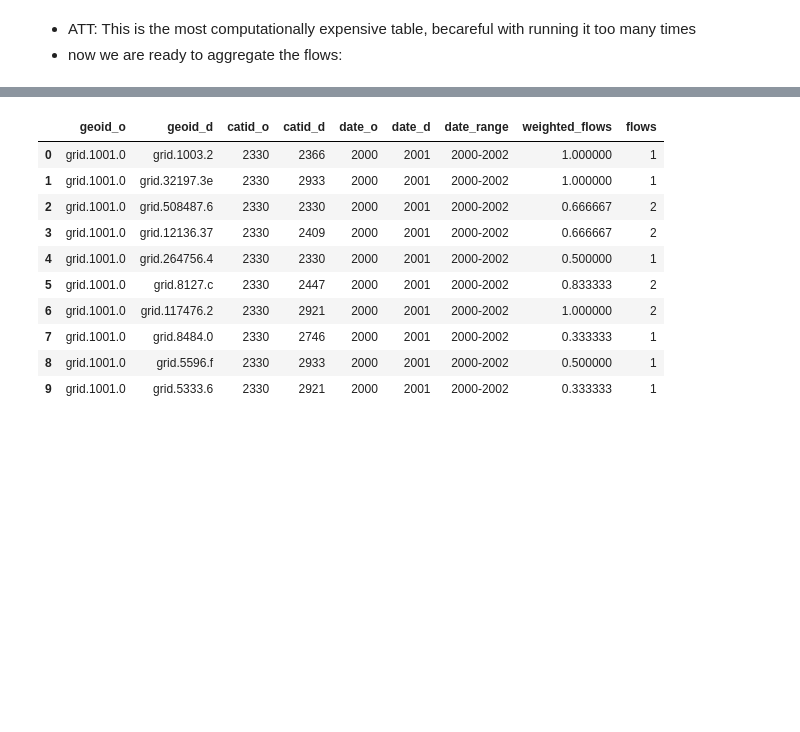
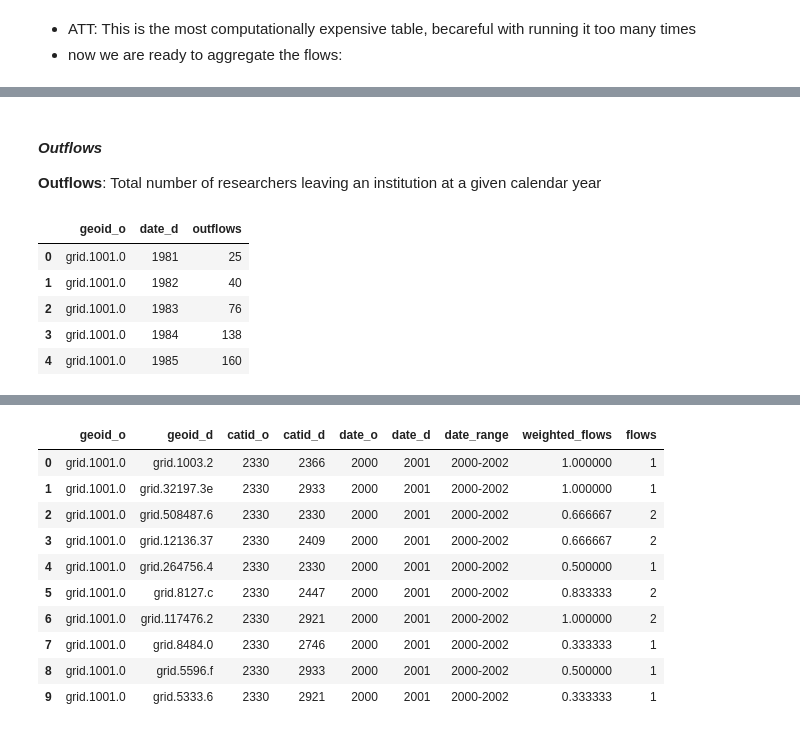
Before and after one commit to complexity-science-hub/SciFlows, a Jupyter notebook: Flows_1980_2000_first_level_for.ipynb, the cells around one changed output, grey strips where cells are left out. Cells and saved outputs as stored; diff of their text form; code cells hidden in the pictures; blank space fills up the shorter version.

```diff
--- a/Flows_1980_2000_first_level_for.ipynb
+++ b/Flows_1980_2000_first_level_for.ipynb
@@ -770,0 +623,28 @@ limit 10
+# %% [markdown]
+#### *Outflows*
+**Outflows**: Total number of researchers leaving an institution at a given calendar year
+# %%
+%%bigquery --project $project_id
+
+# calculate the total outflows by calendar year
+CREATE OR REPLACE TABLE cshdimensionstest.test.flows_1980_2000_institutional_outflows AS
+SELECT unit1 AS geoid_o,
+   --    unit2 AS geoid_d,
+   --    p1 AS date_o,
+       p2 AS date_d,
+       COUNT(DISTINCT researcher_ids) outflows
+FROM cshdimensionstest.test.flows_1980_2000
+GROUP BY geoid_o, date_d;
+
+# check table
+select *
+from cshdimensionstest.test.flows_1980_2000_institutional_outflows
+order by geoid_o, date_d
+limit 5;  # limit the result to 5 rows for viewing purposes
+# %% [output]
+|  | geoid_o | date_d | outflows |
+| 0 | grid.1001.0 | 1981 | 25 |
+| 1 | grid.1001.0 | 1982 | 40 |
+| 2 | grid.1001.0 | 1983 | 76 |
+| 3 | grid.1001.0 | 1984 | 138 |
+| 4 | grid.1001.0 | 1985 | 160 |
```
Also changed, not shown: parts of 37 cells of this notebook.
